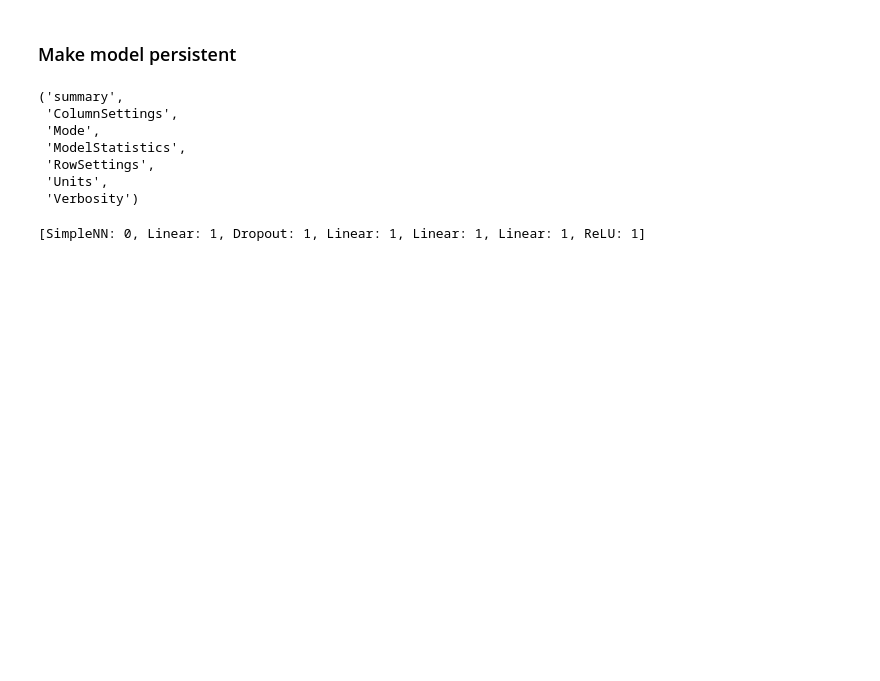
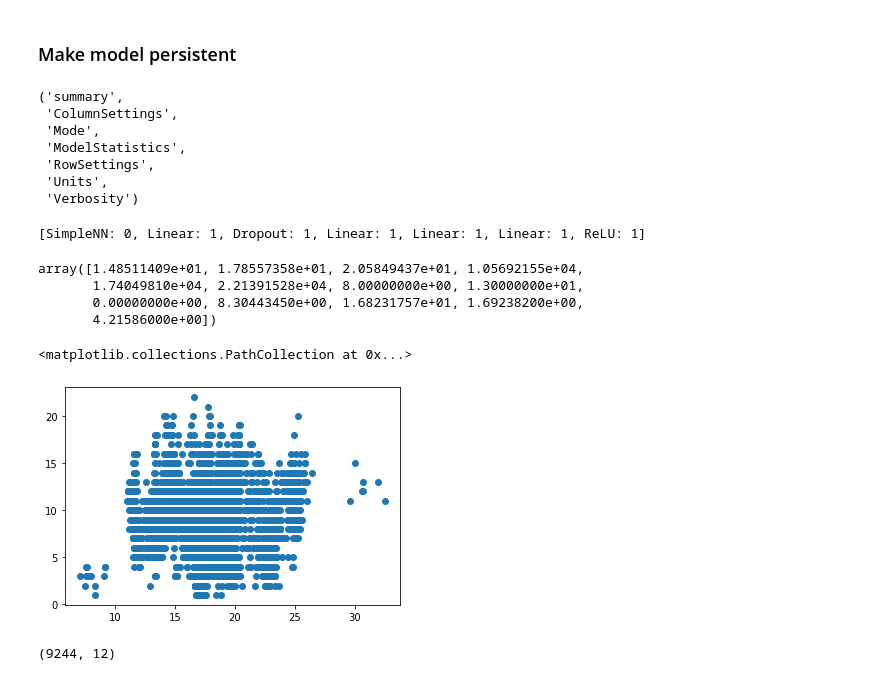
Before and after one commit to marcoguerra192/ProteinClassifier2025, a Jupyter notebook: Driver.ipynb, the cells around one changed output. Cells and saved outputs as stored; diff of their text form; code cells hidden in the pictures; blank space fills up the shorter version.

```diff
--- a/Driver.ipynb
+++ b/Driver.ipynb
@@ -381,3 +404,21 @@ summary = summary.__repr__()
 print(summary.summary_list)
 # %% [output]
 [SimpleNN: 0, Linear: 1, Dropout: 1, Linear: 1, Linear: 1, Linear: 1, ReLU: 1]
+# %%
+data[0,:]
+# %% [output]
+array([1.48511409e+01, 1.78557358e+01, 2.05849437e+01, 1.05692155e+04,
+       1.74049810e+04, 2.21391528e+04, 8.00000000e+00, 1.30000000e+01,
+       0.00000000e+00, 8.30443450e+00, 1.68231757e+01, 1.69238200e+00,
+       4.21586000e+00])
+# %%
+plt.scatter(data[:,0], data[:,7])
+# %% [output]
+<matplotlib.collections.PathCollection at 0x...>
+[figure, added]
+# %%
+removed_cols = [8]
+kept_cols = [x for x in range(13) if x not in removed_cols]
+data[:, kept_cols ].shape
+# %% [output]
+(9244, 12)
```
Also changed, not shown: parts of 14 cells of this notebook, 10 other files.
